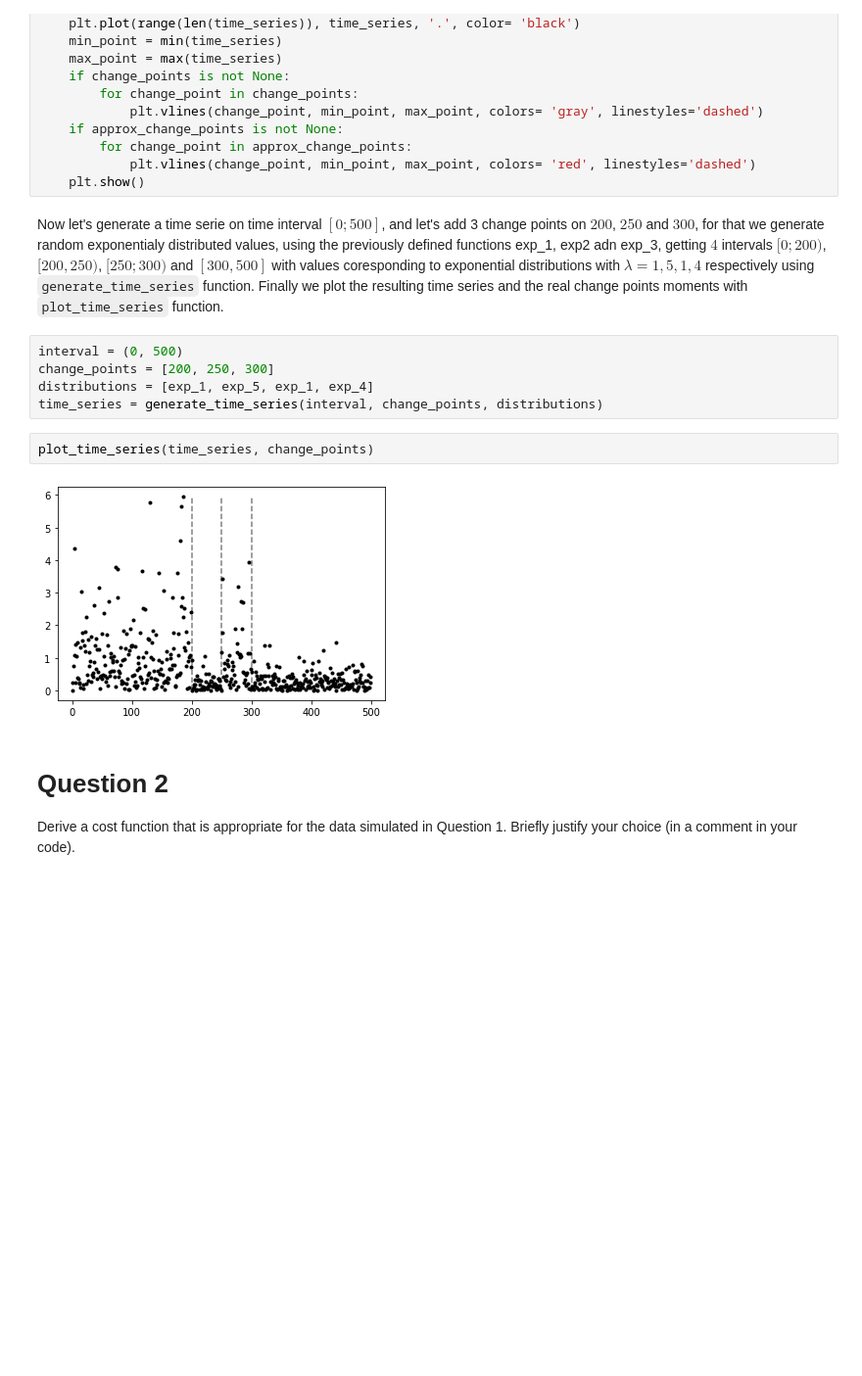
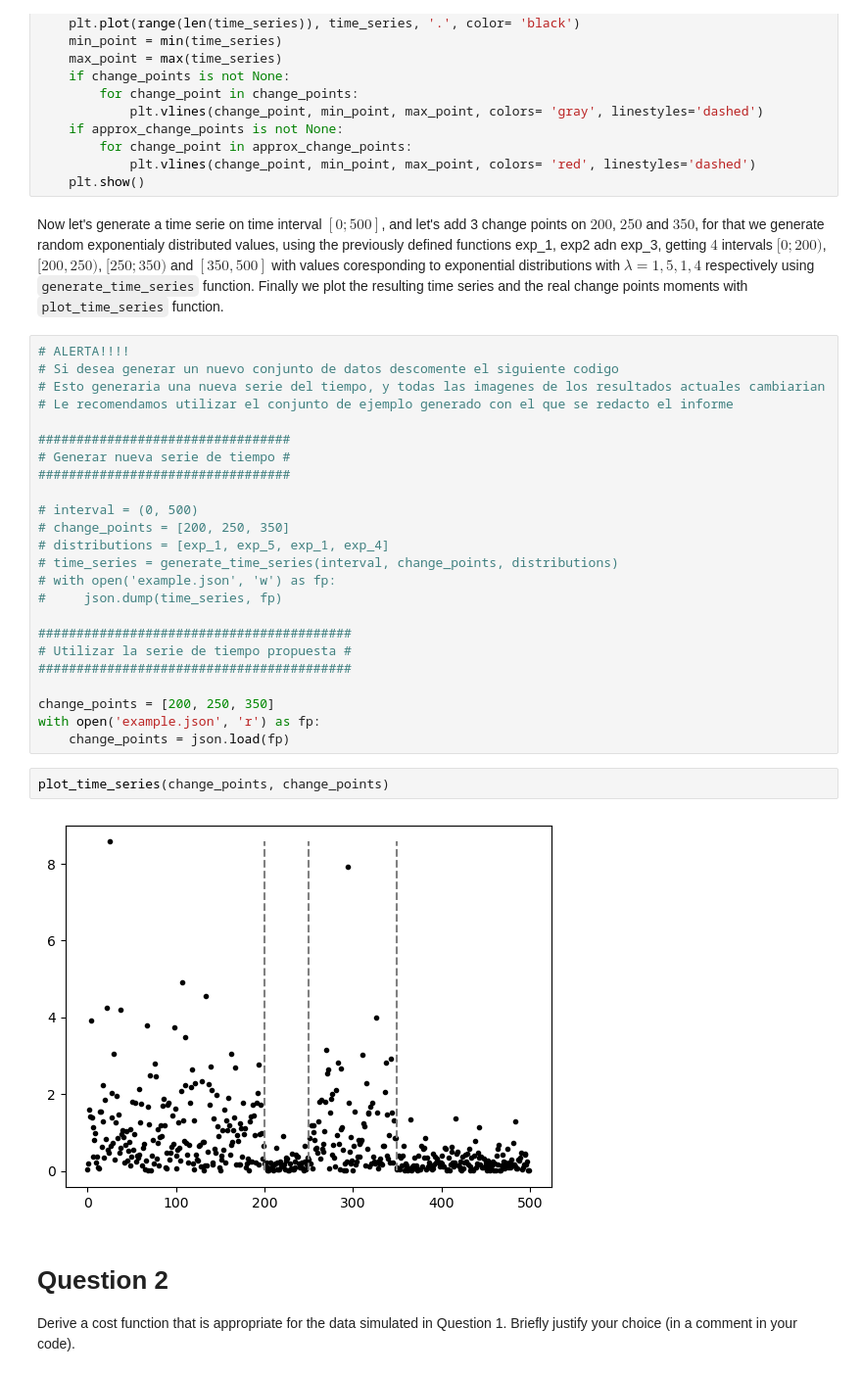
Before and after one commit to LazaroDGM/change-point-optative, a Jupyter notebook: changepoint.ipynb, the cells around one changed output. Shown: that part at 98% size. Cells and saved outputs as stored; diff of their text form; blank space fills up the shorter version.

```diff
--- a/changepoint.ipynb
+++ b/changepoint.ipynb
@@ -58,16 +56,35 @@ def plot_time_series(time_series, change_points= None, approx_change_points= Non
             plt.vlines(change_point, min_point, max_point, colors= 'red', linestyles='dashed')
     plt.show()
 # %% [markdown]
-Now let's generate a time serie on time interval $[0; 500]$, and let's add 3 change points on $200$, $250$ and $300$, for that we generate random exponentialy distributed values, using the previously defined functions exp_1, exp2 adn exp_3, getting $4$ intervals $[0; 200)$, $[200,250)$, $[250;300)$ and $[300,500]$ with values coresponding to exponential distributions with $\lambda = 1,5,1,4$ respectively using `generate_time_series` function. Finally we plot the resulting time series and the real change points moments with `plot_time_series` function.
+Now let's generate a time serie on time interval $[0; 500]$, and let's add 3 change points on $200$, $250$ and $350$, for that we generate random exponentialy distributed values, using the previously defined functions exp_1, exp2 adn exp_3, getting $4$ intervals $[0; 200)$, $[200,250)$, $[250;350)$ and $[350,500]$ with values coresponding to exponential distributions with $\lambda = 1,5,1,4$ respectively using `generate_time_series` function. Finally we plot the resulting time series and the real change points moments with `plot_time_series` function.
-# %%
-interval = (0, 500)
-change_points = [200, 250, 300]
-distributions = [exp_1, exp_5, exp_1, exp_4]
-time_series = generate_time_series(interval, change_points, distributions)
+# %%
+# ALERTA!!!!
+# Si desea generar un nuevo conjunto de datos descomente el siguiente codigo
+# Esto generaria una nueva serie del tiempo, y todas las imagenes de los resultados actuales cambiarian
+# Le recomendamos utilizar el conjunto de ejemplo generado con el que se redacto el informe
+
+#################################
+# Generar nueva serie de tiempo #
+#################################
+
+# interval = (0, 500)
+# change_points = [200, 250, 350]
+# distributions = [exp_1, exp_5, exp_1, exp_4]
+# time_series = generate_time_series(interval, change_points, distributions)
+# with open('example.json', 'w') as fp:
+#     json.dump(time_series, fp)
+
+#########################################
+# Utilizar la serie de tiempo propuesta #
+#########################################
+
+change_points = [200, 250, 350]
+with open('example.json', 'r') as fp:
+    change_points = json.load(fp)
 # %%
-plot_time_series(time_series, change_points)
+plot_time_series(change_points, change_points)
 # %% [output]
-[figure, old version]
+[figure, new version]
 # %% [markdown]
 # Question 2
 
```
Also changed, not shown: parts of 18 cells of this notebook, 6 other files.
